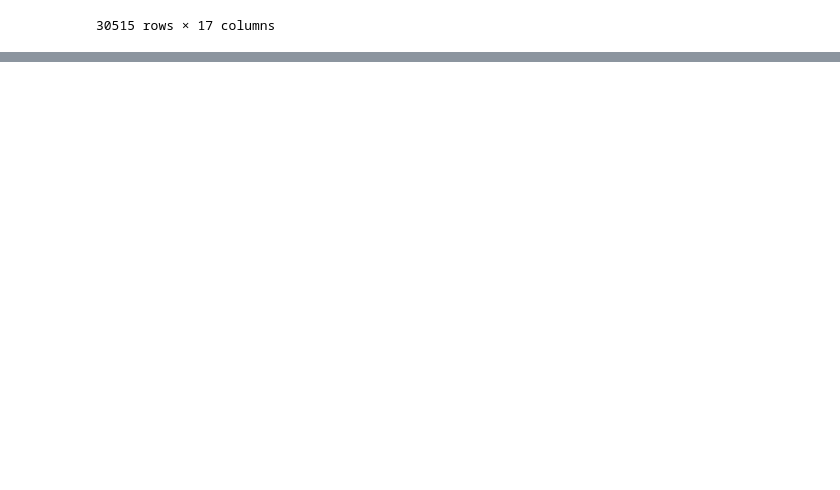
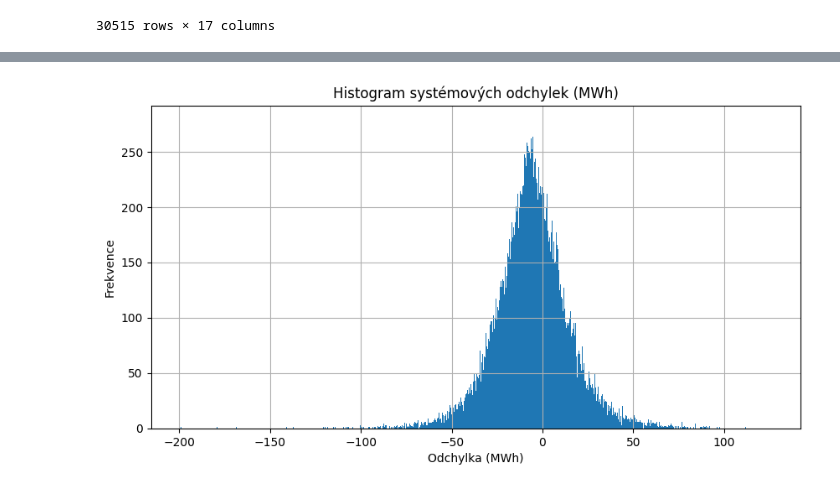
Before and after one commit to diezal/OTE_data, a Jupyter notebook: odchylky_jupyter.ipynb, the cells around one changed output, grey strips where cells are left out. Drawn from its saved outputs; the diff is of its cells as text; code cells hidden in the pictures; blank space fills up the shorter version.

```diff
--- a/odchylky_jupyter.ipynb
+++ b/odchylky_jupyter.ipynb
@@ -62,0 +61,24 @@ fsf = "sss"
+# %%
+import pandas as pd
+
+# 1. Přejmenování sloupce 'Den' na 'Date'
+df_odchylky.rename(columns={'Den': 'Date'}, inplace=True)
+
+# 2. Převedení 'Date' na datum bez času
+df_odchylky['Date'] = pd.to_datetime(df_odchylky['Date']).dt.date
+
+# 3. Převod 'Časový interval' na string
+df_odchylky['Časový interval'] = df_odchylky['Časový interval'].astype(str)
+
+# 4. Získání koncového času
+df_odchylky['Čas_konec'] = df_odchylky['Časový interval'].str.split('-').str[1]
+
+# 5. Nahrazení '24:00' za '00:00'
+df_odchylky['Čas_konec'] = df_odchylky['Čas_konec'].replace('24:00', '00:00')
+
+# 6. Spojení data a času do datetime
+df_odchylky['Date'] = pd.to_datetime(df_odchylky['Date'].astype(str) + ' ' + df_odchylky['Čas_konec'], errors='coerce')
+
+# 7. Odstranění pomocného sloupce
+df_odchylky.drop(columns='Čas_konec', inplace=True)
+df_odchylky
@@ -62,0 +133,18 @@ fsf = "sss"
+# %%
+import matplotlib.pyplot as plt
+import seaborn as sns
+import pandas as pd
+
+# Výběr analyzovaného sloupce
+odchylky = df_odchylky['Systémová odchylka (MWh)']
+
+# --- 1. VIZUALIZACE ---
+plt.figure(figsize=(10, 5))
+plt.hist(odchylky, bins=1000)
+plt.title('Histogram systémových odchylek (MWh)')
+plt.xlabel('Odchylka (MWh)')
+plt.ylabel('Frekvence')
+plt.grid(True)
+plt.show()
+# %% [output]
+[figure, added]
```
Also changed, not shown: parts of 5 cells of this notebook, 1 other file.
